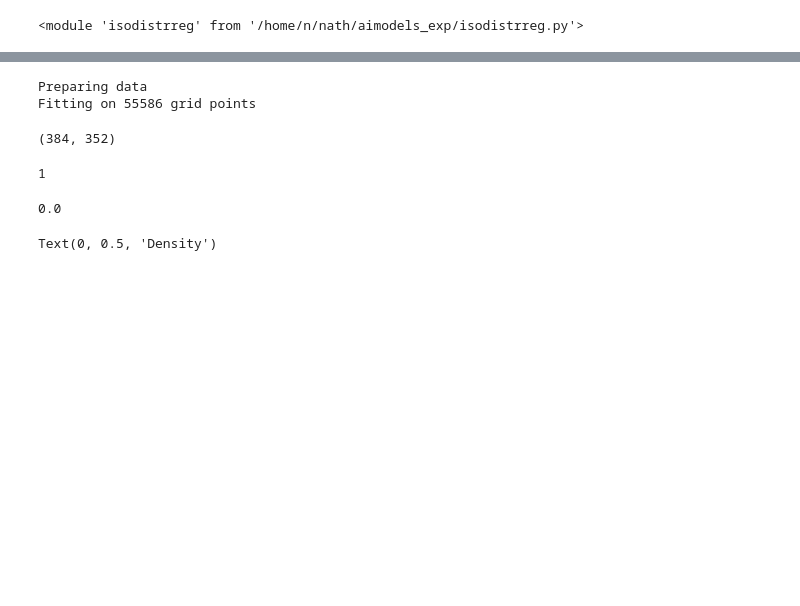
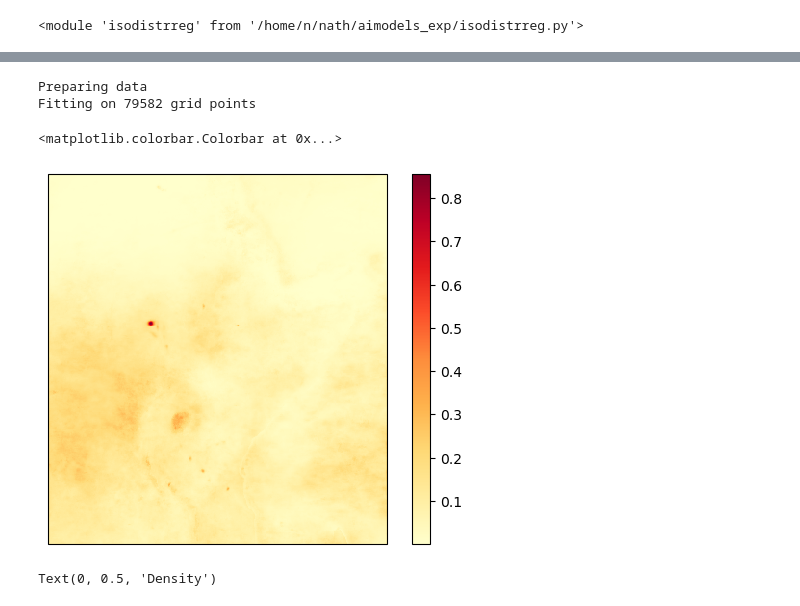
Before and after one commit to snath-xoc/AImodels_benchmarking, a Jupyter notebook: verification/AImodels_fcst_ver.ipynb, the cells around one changed output, grey strips where cells are left out. Cells and saved outputs as stored; diff of their text form; code cells hidden in the pictures; blank space fills up the shorter version.

```diff
--- a/verification/AImodels_fcst_ver.ipynb
+++ b/verification/AImodels_fcst_ver.ipynb
@@ -35,7 +46,8 @@ Could not find any IMERG data for,  2024-01-01T00:00:00.000000000
 (366, 384, 352)
 Regridding data for models: ['graphcast', 'fuxi']  at year: 2023 (384,) (352,)
 # %%
-df_IMERG = xr.concat([get_IMERG_year(2018), get_IMERG_year(2019), get_IMERG_year(2020), df_IMERG], dim='time')
+df_IMERG = xr.concat([get_IMERG_year(2018), get_IMERG_year(2019), get_IMERG_year(2020),
+                      get_IMERG_year(2021), get_IMERG_year(2022), df_IMERG.sel({'time':np.arange('2023-01-01','2024-01-01',np.timedelta64(1,'D'),dtype='datetime64[ns]')})], dim='time')
 # %%
 df_cgan = get_cGAN('/network/group/aopp/predict/TIP017_COOPER_SURFACE/cGAN/ICPAC/24h_IMERG_v7/',2020)
 # %% [markdown]
@@ -52,37 +99,56 @@ importlib.reload(isodistrreg)
 # %%
 import pandas as pd
 
-times_train = np.arange('2021-09-01','2023-01-01',np.timedelta64(1,'D'),dtype=np.datetime64)
-times_test = np.arange('2023-01-01','2024-01-01',np.timedelta64(1,'D'),dtype=np.datetime64)
+times_train = np.arange('2021-09-01','2023-01-01',np.timedelta64(1,'D'),dtype='datetime64[ns]')
+times_test = np.arange('2023-01-01','2024-01-01',np.timedelta64(1,'D'),dtype='datetime64[ns]')
 
-lowers = [5000]
-uppers = [100000]
 
-model ='graphcast'
-elev = xr.open_dataset('~/cGAN/constants-regICPAC/elev.nc').to_dataarray()
+models =['fuxi','graphcast']
+elev = xr.open_dataset('/network/group/aopp/predict/TIP022_NATH_GFSAIMOD//cGAN/constants-regICPAC/elev.nc').to_dataarray()
 
-idf_fit, preds, y_test = isodistrreg.fit_idr_gp(df_ai.sel({'model':model}),
-                                              df_IMERG.precipitation, times_train, times_test)
+idr_fit = {}
+preds = {}
+y_test = {}
+crps = {}
+
+for model in models:
+    fit_results = isodistrreg.fit_idr_gp(df_ai.sel({'model':model}),
+                                              df_IMERG.precipitation, times_train, times_test, parallel=True,n_workers=80)
+
+    idr_fit[model] = fit_results[0]
+    preds[model] = fit_results[1]
+    y_test[model] = fit_results[2]
+
+    crps[model] = isodistrreg.crps_over_gp(preds[model], y_test[model])
+
+    joblib.dump(idr_fit[model],'/network/group/aopp/predict/TIP022_NATH_GFSAIMOD/'+model+'/postprocessing_results/idr_fit_land.pkl')
+    joblib.dump(preds[model],'/network/group/aopp/predict/TIP022_NATH_GFSAIMOD/'+model+'/postprocessing_results/preds_test_land.pkl')
+    joblib.dump(y_test[model],'/network/group/aopp/predict/TIP022_NATH_GFSAIMOD/'+model+'/postprocessing_results/y_test_land.pkl')
+    joblib.dump(crps[model],'/network/group/aopp/predict/TIP022_NATH_GFSAIMOD/'+model+'/postprocessing_results/crps_test_land.pkl')
 # %% [output]
 Preparing data
-Fitting on 55586 grid points
+Fitting on 79582 grid points
-# %%
-xr.open_dataset('~/cGAN/constants-regICPAC/lsm.nc').lsm.values.astype(bool).shape
-# %% [output]
-(384, 352)
 # %%
+mask = xr.open_dataset("/network/group/aopp/predict/TIP022_NATH_GFSAIMOD//cGAN/constants-regICPAC/lsm.nc").lsm.values.astype(bool)
+
+
 ax = plt.axes(projection = ccrs.PlateCarree())
 
-crps_all = isodistrreg.crps_over_gp(preds, y_test, elev)
+crps_all = np.zeros([mask.shape[0], mask.shape[1]])
 
-mesh = ax.pcolormesh(lons_reg, lats_reg, crps_all, cmap='YlOrRd', vmin=0, vmax=2)
+crps_temp = joblib.load('/network/group/aopp/predict/TIP022_NATH_GFSAIMOD/'+model+'/postprocessing_results/crps_test.pkl')
+
+crps_all[mask] = crps_temp[mask]
+
+#crps_temp = joblib.load('/network/group/aopp/predict/TIP022_NATH_GFSAIMOD/'+model+'/postprocessing_results/crps_test_land.pkl')
+
+crps_all[~mask] = crps[model][~mask]
+
+mesh = ax.pcolormesh(df_IMERG.lon.values, df_IMERG.lat.values, crps_all, cmap='YlOrRd')
 plt.colorbar(mesh)
 # %% [output]
-1
+<matplotlib.colorbar.Colorbar at 0x...>
+[figure, added]
-# %%
-elev_vals[np.argmax(counts)]
-# %% [output]
-0.0
 # %%
 import rpy2.robjects as ro
 
```
Also changed, not shown: parts of 3 cells of this notebook, 5 other files.
